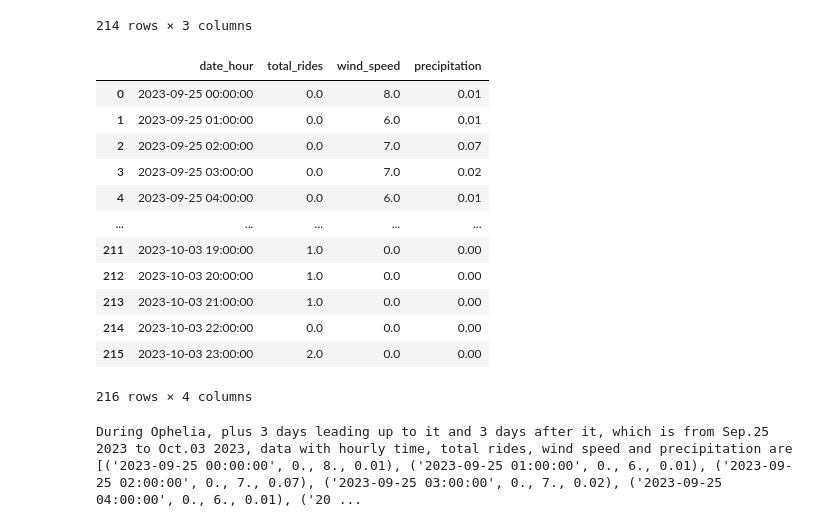
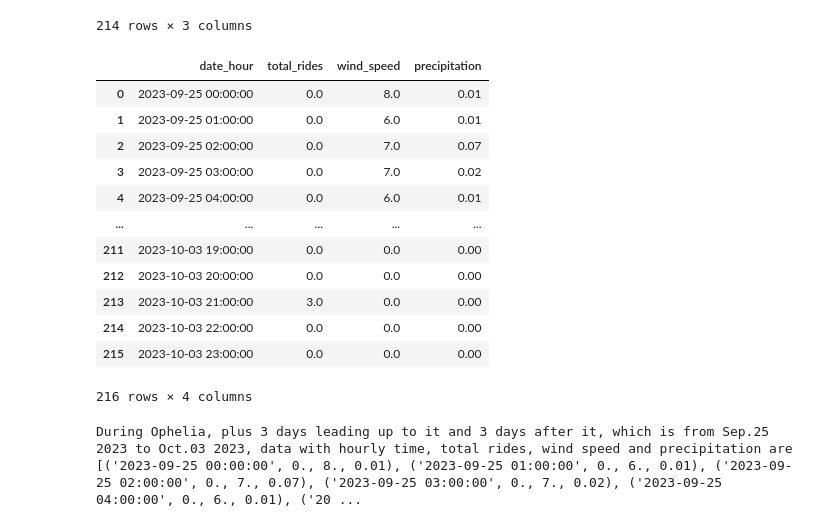
Before and after one commit to ziqiyang6/Uber_YellowCab_Analysis, a Jupyter notebook: 4501_FinalProject.ipynb, the cells around one changed output. Drawn from its saved outputs; the diff is of its cells as text; code cells hidden in the pictures.

```diff
--- a/4501_FinalProject.ipynb
+++ b/4501_FinalProject.ipynb
@@ -1032,12 +1175,13 @@ The top 10 largest snow days with date, snow amount, and rides amounts are
 # %% [markdown]
 ## Q6:
 # %%
-start_date = '2023-09-25'
-end_date = '2023-10-03'
-query_rides = '''
+# Start date was 2023/09/25 3 days before
+# End date was 2023/10/03 3 days after
+# Find the total rides between
+yellow_query_rides = '''
 SELECT
     strftime('%Y-%m-%d %H:00:00', pickup_time) AS date_hour,
-    COUNT(*) AS total_rides
+    COUNT(*) AS yellow_rides
 FROM
     (
         SELECT pickup_time FROM yellowcab
@@ -1051,6 +1195,24 @@ GROUP BY
 ORDER BY
     date_hour;
 '''
+yellow_rides_df = pd.read_sql_query(yellow_query_rides, connection)
 
-rides_df = pd.read_sql_query(query_rides, connection)
-rides_df
+
+uber_query_rides = '''
+SELECT
+    strftime('%Y-%m-%d %H:00:00', pickup_time) AS date_hour,
+    COUNT(*) AS uber_rides
+FROM
+    (
+        SELECT pickup_time FROM uber
+        WHERE pickup_time >= '2023-09-25' AND pickup_time < '2023-10-04'
+        UNION ALL
+        SELECT pickup_time FROM uber
+        WHERE pickup_time >= '2023-09-25' AND pickup_time < '2023-10-04'
+    )
+GROUP BY
+    date_hour
+ORDER BY
+    date_hour;
+'''
+uber_rides_df = pd.read_sql_query(uber_query_rides, connection)
@@ -1071,3 +1219,8 @@ rides_df
+# %%
+# Merge both yellowcab and uber
+hired_rides_q6 = pd.merge(yellow_rides_df, uber_rides_df, on='date_hour', how='outer')
+hired_rides_q6['total_rides'] = hired_rides_q6['yellow_rides'] + hired_rides_q6['uber_rides']
+hired_rides_q6 = hired_rides_q6[['date_hour', 'total_rides']]
 # %%
 #'Select * from hourly_weather;'
 hourly_wq = '''
@@ -1101,21 +1254,22 @@ hourlyw
 | 213 | 2023-10-03 23:00:00 | 0.0 | 0.00 |
 214 rows × 3 columns
 # %%
-q6_df = pd.merge(rides_df, hourlyw, on='date_hour', how='outer')
+# Merge hired rides and weather
+q6_df = pd.merge(hired_rides_q6, hourlyw, on='date_hour', how='outer')
 q6_df = q6_df.fillna(0)
 q6_df
 # %% [output]
 |  | date_hour | total_rides | wind_speed | precipitation |
 | 0 | 2023-09-25 00:00:00 | 0.0 | 8.0 | 0.01 |
 | 1 | 2023-09-25 01:00:00 | 0.0 | 6.0 | 0.01 |
 | 2 | 2023-09-25 02:00:00 | 0.0 | 7.0 | 0.07 |
 | 3 | 2023-09-25 03:00:00 | 0.0 | 7.0 | 0.02 |
 | 4 | 2023-09-25 04:00:00 | 0.0 | 6.0 | 0.01 |
 | ... | ... | ... | ... | ... |
-| 211 | 2023-10-03 19:00:00 | 1.0 | 0.0 | 0.00 |
-| 212 | 2023-10-03 20:00:00 | 1.0 | 0.0 | 0.00 |
-| 213 | 2023-10-03 21:00:00 | 1.0 | 0.0 | 0.00 |
+| 211 | 2023-10-03 19:00:00 | 0.0 | 0.0 | 0.00 |
+| 212 | 2023-10-03 20:00:00 | 0.0 | 0.0 | 0.00 |
+| 213 | 2023-10-03 21:00:00 | 3.0 | 0.0 | 0.00 |
 | 214 | 2023-10-03 22:00:00 | 0.0 | 0.0 | 0.00 |
-| 215 | 2023-10-03 23:00:00 | 2.0 | 0.0 | 0.00 |
+| 215 | 2023-10-03 23:00:00 | 0.0 | 0.0 | 0.00 |
 216 rows × 4 columns
 # %%
```
Also changed, not shown: parts of 49 cells of this notebook, 1 other file.
